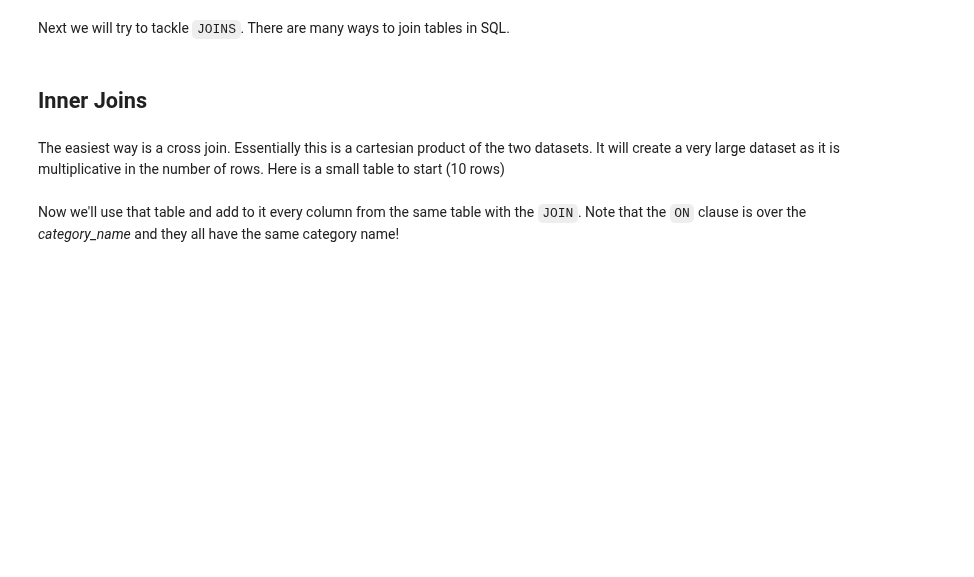
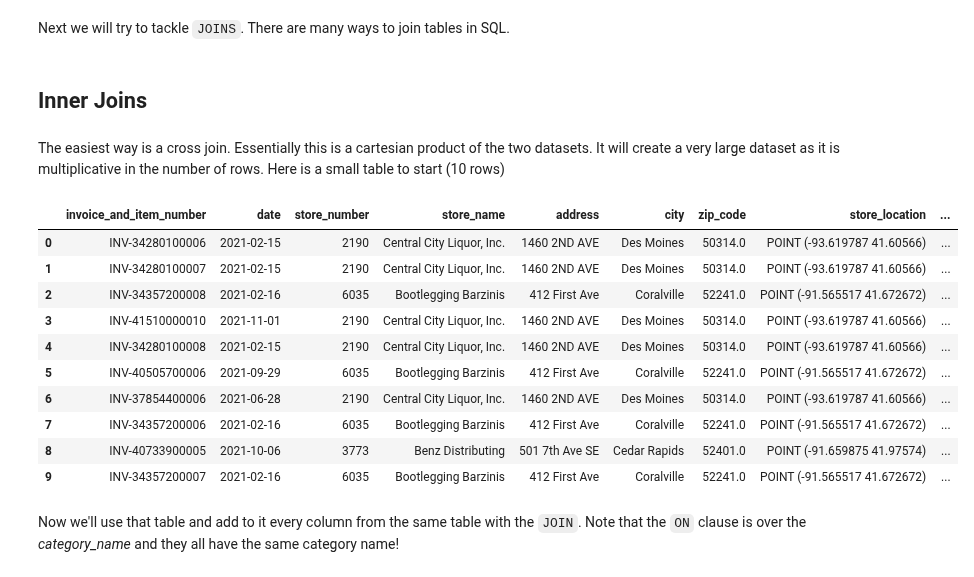
Before and after one commit to nurfnick/Data_Viz, a Jupyter notebook: 06_SQL_Joins.ipynb, the cells around one changed output. Cells and saved outputs as stored; diff of their text form; code cells hidden in the pictures; blank space fills up the shorter version.

```diff
--- a/06_SQL_Joins.ipynb
+++ b/06_SQL_Joins.ipynb
@@ -17,9 +17,21 @@ The easiest way is a cross join.  Essentially this is a cartesian product of the
 # %%
 %%bigquery --project pic-math
 
 SELECT *
 FROM `bigquery-public-data.iowa_liquor_sales.sales`
-WHERE category_name = 'Imported Whiskies')
+WHERE category_name = 'Imported Whiskies'
+# %% [output]
+|  | invoice_and_item_number | date | store_number | store_name | address | city | zip_code | store_location | ... |
+| 0 | INV-34280100006 | 2021-02-15 | 2190 | Central City Liquor, Inc. | 1460 2ND AVE | Des Moines | 50314.0 | POINT (-93.619787 41.60566) | ... |
+| 1 | INV-34280100007 | 2021-02-15 | 2190 | Central City Liquor, Inc. | 1460 2ND AVE | Des Moines | 50314.0 | POINT (-93.619787 41.60566) | ... |
+| 2 | INV-34357200008 | 2021-02-16 | 6035 | Bootlegging Barzinis | 412 First Ave | Coralville | 52241.0 | POINT (-91.565517 41.672672) | ... |
+| 3 | INV-41510000010 | 2021-11-01 | 2190 | Central City Liquor, Inc. | 1460 2ND AVE | Des Moines | 50314.0 | POINT (-93.619787 41.60566) | ... |
+| 4 | INV-34280100008 | 2021-02-15 | 2190 | Central City Liquor, Inc. | 1460 2ND AVE | Des Moines | 50314.0 | POINT (-93.619787 41.60566) | ... |
+| 5 | INV-40505700006 | 2021-09-29 | 6035 | Bootlegging Barzinis | 412 First Ave | Coralville | 52241.0 | POINT (-91.565517 41.672672) | ... |
+| 6 | INV-37854400006 | 2021-06-28 | 2190 | Central City Liquor, Inc. | 1460 2ND AVE | Des Moines | 50314.0 | POINT (-93.619787 41.60566) | ... |
+| 7 | INV-34357200006 | 2021-02-16 | 6035 | Bootlegging Barzinis | 412 First Ave | Coralville | 52241.0 | POINT (-91.565517 41.672672) | ... |
+| 8 | INV-40733900005 | 2021-10-06 | 3773 | Benz Distributing | 501 7th Ave SE | Cedar Rapids | 52401.0 | POINT (-91.659875 41.97574) | ... |
+| 9 | INV-34357200007 | 2021-02-16 | 6035 | Bootlegging Barzinis | 412 First Ave | Coralville | 52241.0 | POINT (-91.565517 41.672672) | ... |
 # %% [markdown]
 Now we'll use that table and add to it every column from the same table with the `JOIN`.  Note that the `ON` clause  is over the *category_name* and they all have the same category name!
 # %%
```
Also changed, not shown: parts of 9 cells of this notebook.
